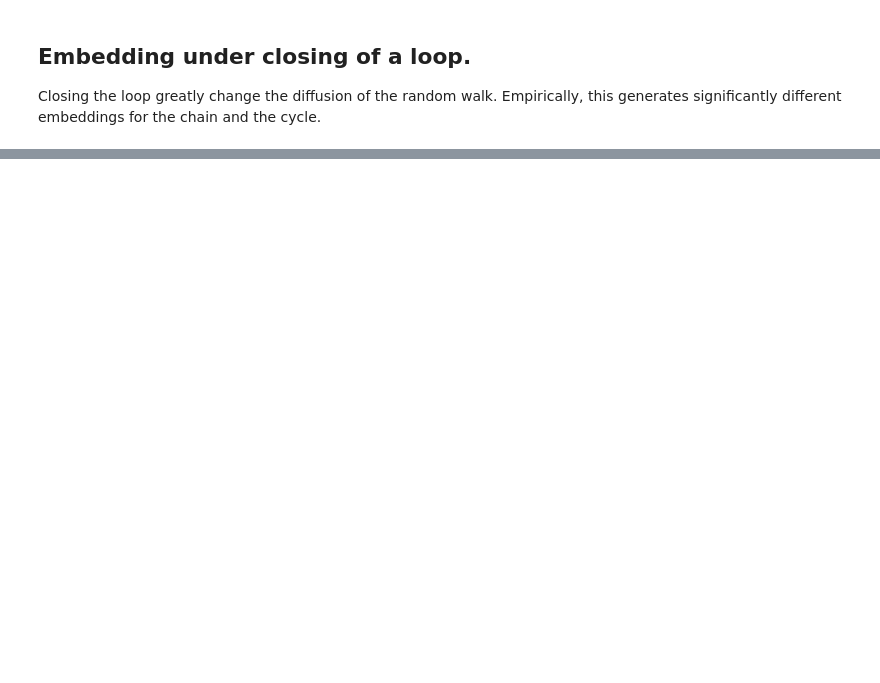
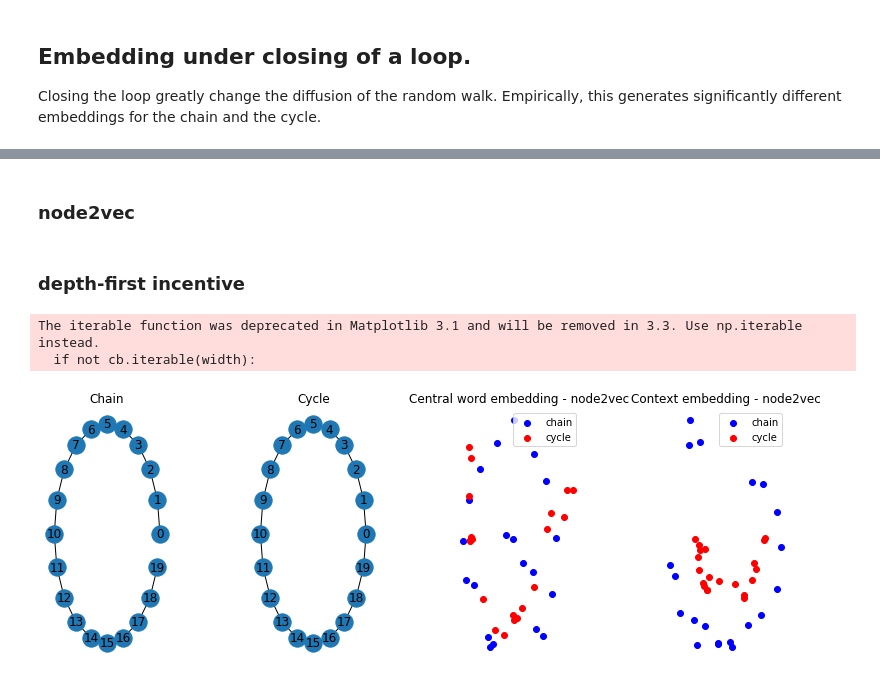
Before and after one commit to sauxpa/graph_embedding, a Jupyter notebook: deep_walk_continuity_chain_cycle.ipynb, the cells around one changed output, grey strips where cells are left out. Saved outputs shown, nothing was run; the diff lists cells and outputs as text; code cells hidden in the pictures; blank space fills up the shorter version.

Commit message:
add node2vec

```diff
--- a/deep_walk_continuity_chain_cycle.ipynb
+++ b/deep_walk_continuity_chain_cycle.ipynb
@@ -104,0 +108,73 @@ The iterable function was deprecated in Matplotlib 3.1 and will be removed in 3.
+# %% [markdown]
+### node2vec
+# %% [markdown]
+### depth-first incentive
+# %%
+p = 2.0
+q = 0.5
+
+emb_chain_word, emb_chain_context = node2vec_embedding(chain,
+                                                       p=p,
+                                                       q=q,
+                                                       k=EMBEDDING_SIZE,
+                                                       n_train=N_TRAIN,
+                                                       walk_length=WALK_LENGTH,
+                                                       window_size=WINDOW_SIZE,
+                                                       n_neg=N_NEG,
+                                                       hidden_size = HIDDEN_SIZE,
+                                                       use_cuda=USE_CUDA,
+                                                      )
+
+emb_cycle_word, emb_cycle_context = node2vec_embedding(cycle,
+                                                       p=p,
+                                                       q=q,
+                                                       k=EMBEDDING_SIZE,
+                                                       n_train=N_TRAIN,
+                                                       walk_length=WALK_LENGTH,
+                                                       window_size=WINDOW_SIZE,
+                                                       n_neg=N_NEG,
+                                                       hidden_size = HIDDEN_SIZE,
+                                                       use_cuda=USE_CUDA,
+                                                      )
+
+if USE_PCA_TO_PLOT:
+    # extract 2 principal components to plot
+    pca = PCA(n_components=2)
+    emb_chain_word = pca.fit_transform(emb_chain_word.cpu())
+    emb_chain_context = pca.fit_transform(emb_chain_context.cpu())
+    emb_cycle_word = pca.fit_transform(emb_cycle_word.cpu())
+    emb_cycle_context = pca.fit_transform(emb_cycle_context.cpu())
+
+# plot the graph
+fig, axes = plt.subplots(figsize=(11,4), nrows=1, ncols=4)
+
+ax = axes[0]
+nx.draw_networkx(chain, pos = pos, ax=ax)
+ax.set_title('Chain')
+ax.axis('off')
+
+ax = axes[1]
+nx.draw_networkx(cycle, pos = pos, ax=ax)
+ax.set_title('Cycle')
+ax.axis('off')
+
+ax = axes[2]
+ax.scatter(emb_chain_word[:, 0], emb_chain_word[:, 1], label='chain', color='b')
+ax.scatter(emb_cycle_word[:, 0], emb_cycle_word[:, 1], label='cycle', color='r')
+ax.set_title('Central word embedding - node2vec')
+ax.legend(loc='upper right')
+ax.axis('off')
+
+ax = axes[3]
+ax.scatter(emb_chain_context[:, 0], emb_chain_context[:, 1], label='chain', color='b')
+ax.scatter(emb_cycle_context[:, 0], emb_cycle_context[:, 1], label='cycle', color='r')
+ax.set_title('Context embedding - node2vec')
+ax.legend(loc='upper right')
+ax.axis('off')
+
+plt.tight_layout()
+plt.show()
+# %% [output]
+The iterable function was deprecated in Matplotlib 3.1 and will be removed in 3.3. Use np.iterable instead.
+  if not cb.iterable(width):
+[figure, added]
```
Also changed, not shown: parts of 8 cells of this notebook.
